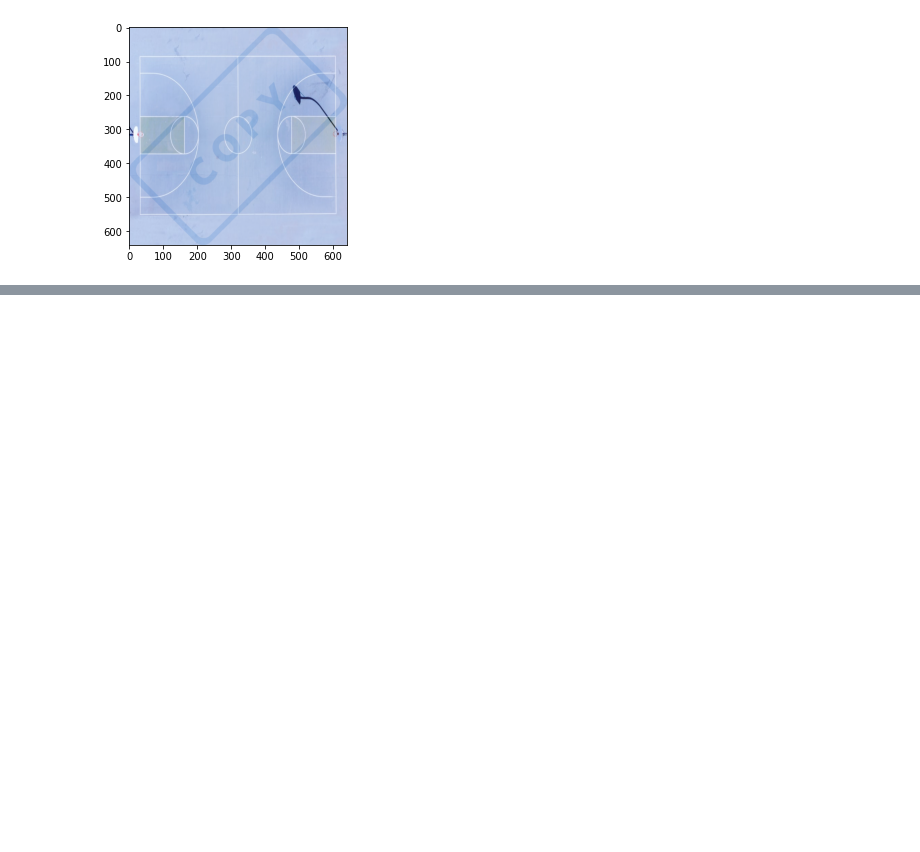
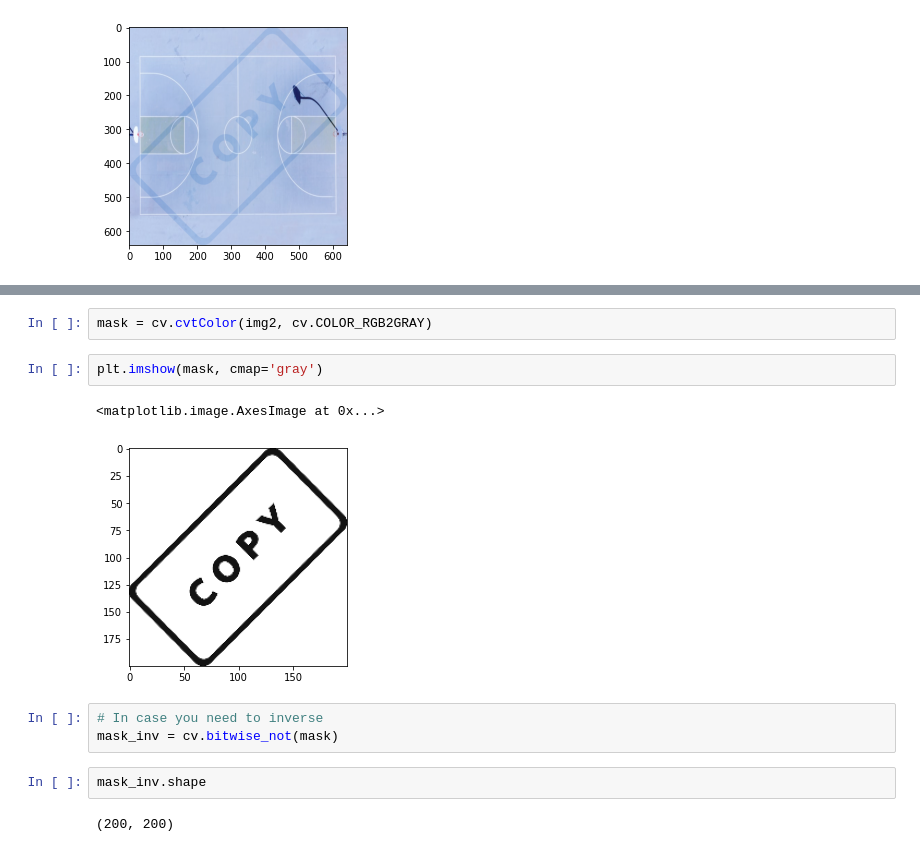
Before and after one commit to molchoun/open-cv-tutorials, a Jupyter notebook: Image processing/blend_image.ipynb, the cells around one changed output, grey strips where cells are left out. Saved outputs shown, nothing was run; the diff lists cells and outputs as text; blank space fills up the shorter version.

```diff
--- a/Image processing/blend_image.ipynb
+++ b/Image processing/blend_image.ipynb
@@ -49,0 +112,14 @@ plt.imshow(blended)
+# %%
+mask = cv.cvtColor(img2, cv.COLOR_RGB2GRAY)
+# %%
+plt.imshow(mask, cmap='gray')
+# %% [output]
+<matplotlib.image.AxesImage at 0x...>
+[figure, added]
+# %%
+# In case you need to inverse
+mask_inv = cv.bitwise_not(mask)
+# %%
+mask_inv.shape
+# %% [output]
+(200, 200)
```
Also changed, not shown: parts of 31 cells of this notebook.
